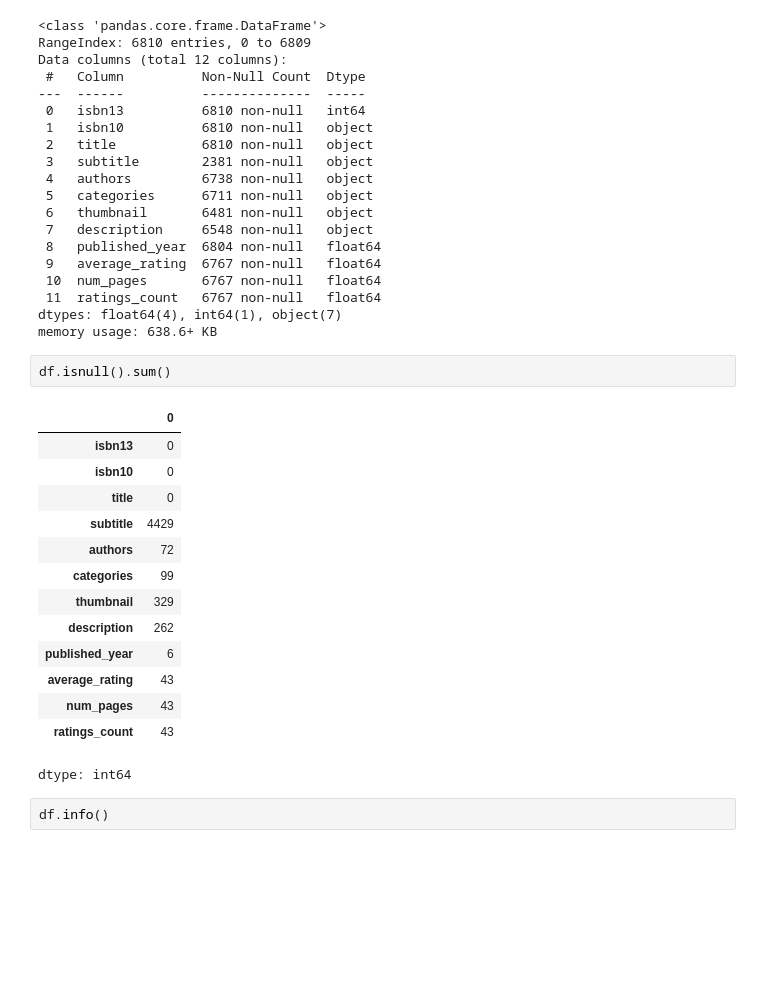
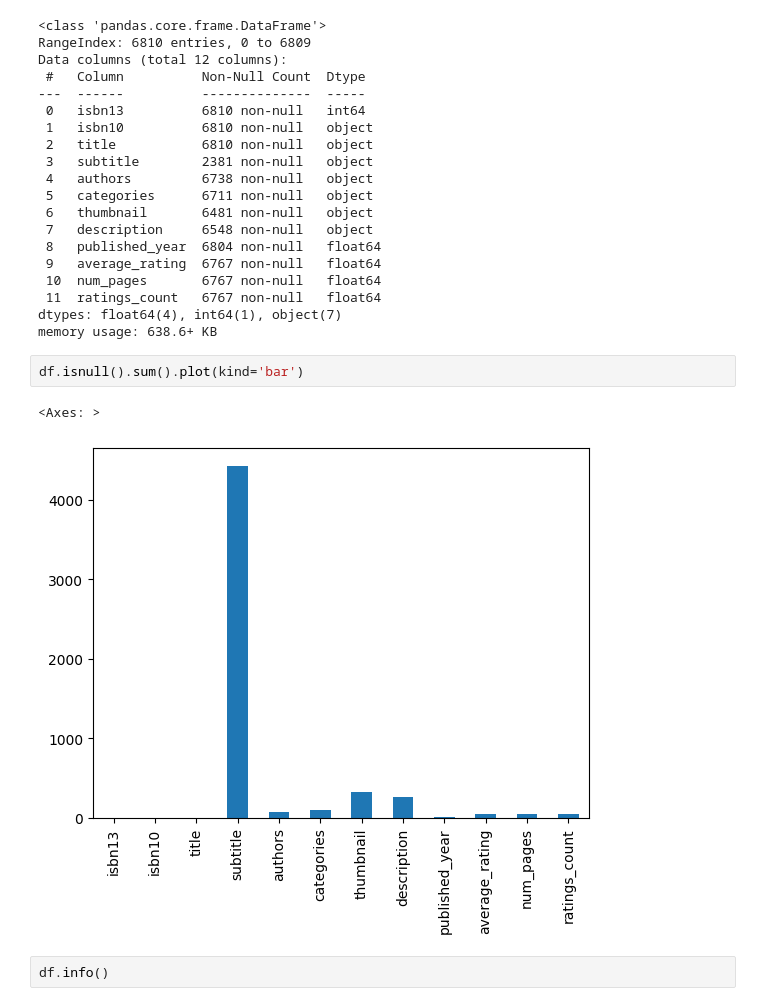
Before and after one commit to parthsharma5575/Ai-Ml-GenAi, a Jupyter notebook: BookRecommSystem.ipynb, the cells around one changed output. Saved outputs shown, nothing was run; the diff lists cells and outputs as text; blank space fills up the shorter version.

```diff
--- a/BookRecommSystem.ipynb
+++ b/BookRecommSystem.ipynb
@@ -61,22 +63,10 @@ Data columns (total 12 columns):
 dtypes: float64(4), int64(1), object(7)
 memory usage: 638.6+ KB
 # %%
-df.isnull().sum()
+df.isnull().sum().plot(kind='bar')
 # %% [output]
-|  | 0 |
-| isbn13 | 0 |
-| isbn10 | 0 |
-| title | 0 |
-| subtitle | 4429 |
-| authors | 72 |
-| categories | 99 |
-| thumbnail | 329 |
-| description | 262 |
-| published_year | 6 |
-| average_rating | 43 |
-| num_pages | 43 |
-| ratings_count | 43 |
-dtype: int64
+<Axes: >
+[figure, added]
 # %%
 df.info()
 # %% [output]
```
Also changed, not shown: parts of 7 cells of this notebook.
